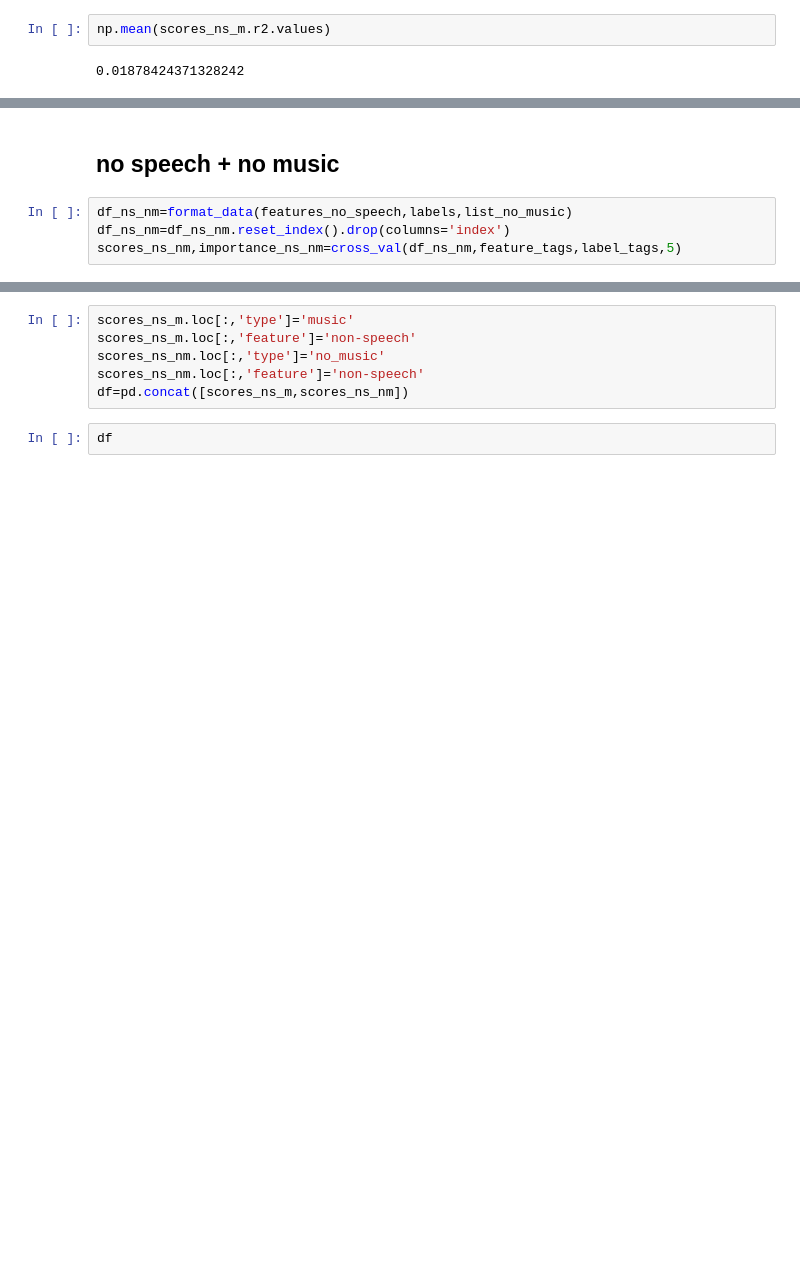
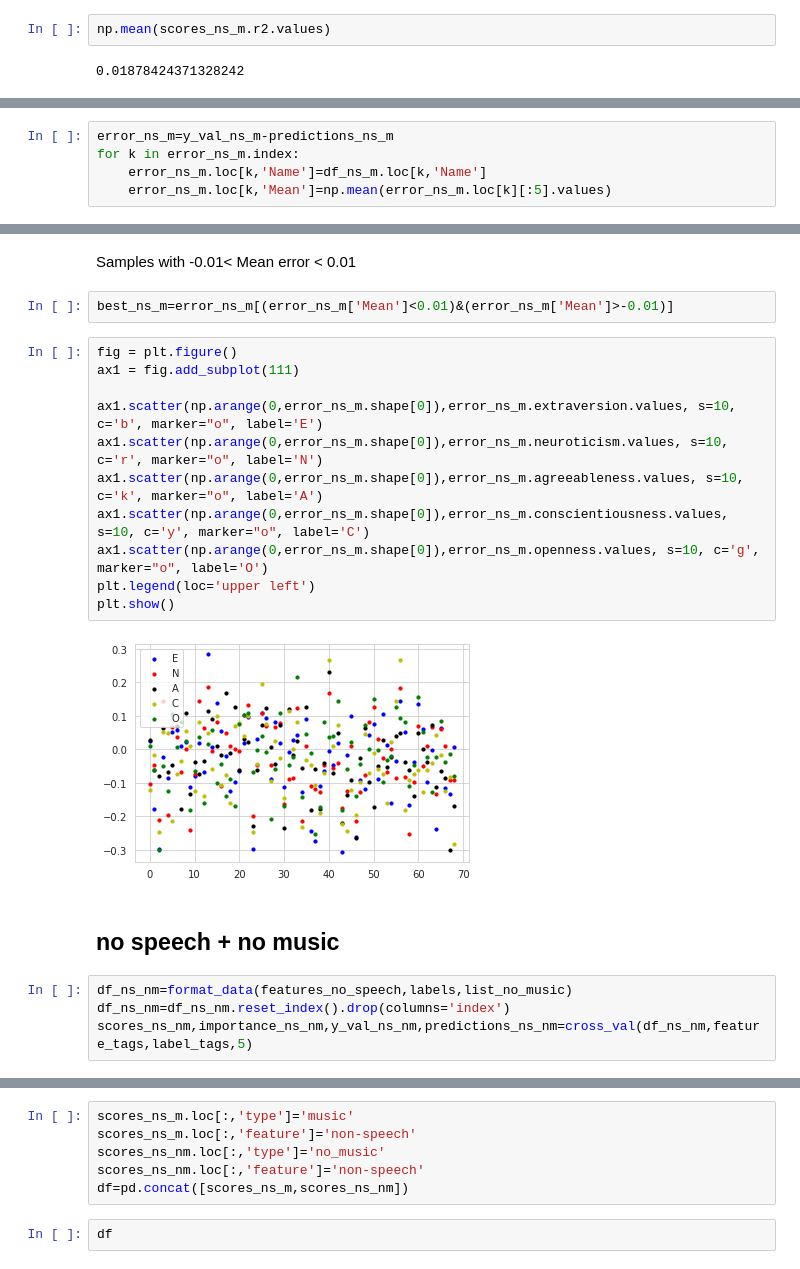
Before and after one commit to germanbarchi/OCEAN-TRUST, a Jupyter notebook: draft_notebooks/spectral_content_no_speech.ipynb, the cells around one changed output, grey strips where cells are left out. Drawn from its saved outputs; the diff is of its cells as text; blank space fills up the shorter version.

```diff
--- a/draft_notebooks/spectral_content_no_speech.ipynb
+++ b/draft_notebooks/spectral_content_no_speech.ipynb
@@ -160,0 +163,5 @@ np.mean(scores_ns_m.r2.values)
+# %%
+error_ns_m=y_val_ns_m-predictions_ns_m
+for k in error_ns_m.index:
+    error_ns_m.loc[k,'Name']=df_ns_m.loc[k,'Name']
+    error_ns_m.loc[k,'Mean']=np.mean(error_ns_m.loc[k][:5].values)
@@ -161,9 +184,26 @@ np.mean(scores_ns_m.r2.values)
+# %% [markdown]
+Samples with -0.01< Mean error < 0.01
+# %%
+best_ns_m=error_ns_m[(error_ns_m['Mean']<0.01)&(error_ns_m['Mean']>-0.01)]
+# %%
+fig = plt.figure()
+ax1 = fig.add_subplot(111)
+
+ax1.scatter(np.arange(0,error_ns_m.shape[0]),error_ns_m.extraversion.values, s=10, c='b', marker="o", label='E')
+ax1.scatter(np.arange(0,error_ns_m.shape[0]),error_ns_m.neuroticism.values, s=10, c='r', marker="o", label='N')
+ax1.scatter(np.arange(0,error_ns_m.shape[0]),error_ns_m.agreeableness.values, s=10, c='k', marker="o", label='A')
+ax1.scatter(np.arange(0,error_ns_m.shape[0]),error_ns_m.conscientiousness.values, s=10, c='y', marker="o", label='C')
+ax1.scatter(np.arange(0,error_ns_m.shape[0]),error_ns_m.openness.values, s=10, c='g', marker="o", label='O')
+plt.legend(loc='upper left')
+plt.show()
+# %% [output]
+[figure, added]
 # %% [markdown]
 ## no speech + no music
 # %%
 df_ns_nm=format_data(features_no_speech,labels,list_no_music)
 df_ns_nm=df_ns_nm.reset_index().drop(columns='index')
-scores_ns_nm,importance_ns_nm=cross_val(df_ns_nm,feature_tags,label_tags,5)
+scores_ns_nm,importance_ns_nm,y_val_ns_nm,predictions_ns_nm=cross_val(df_ns_nm,feature_tags,label_tags,5)
 # %%
 scores_ns_nm
 # %% [output]
```
Also changed, not shown: parts of 13 cells of this notebook, 2 other files.
